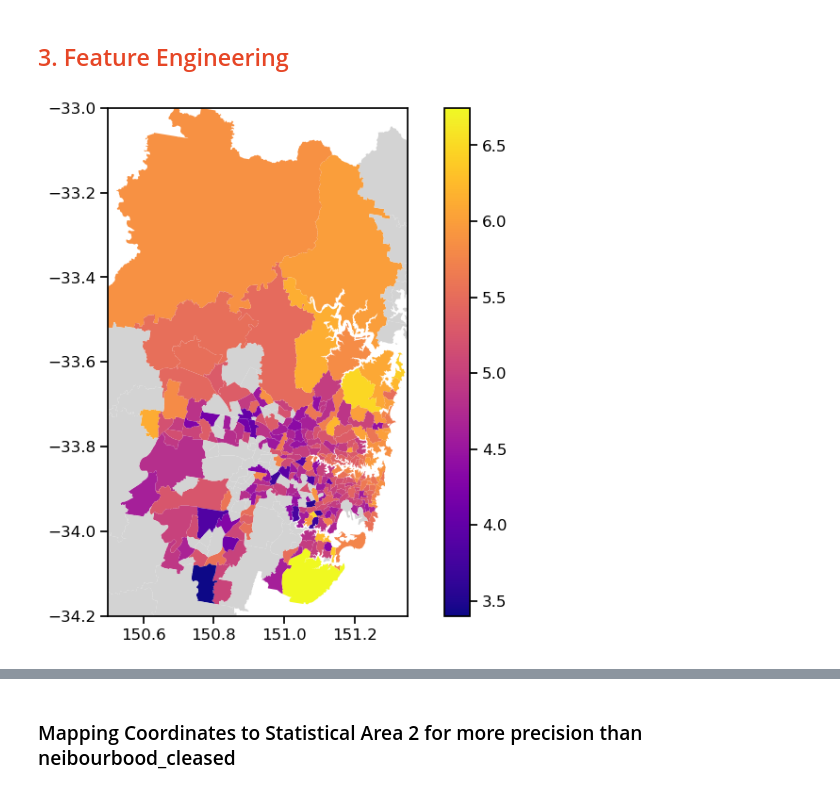
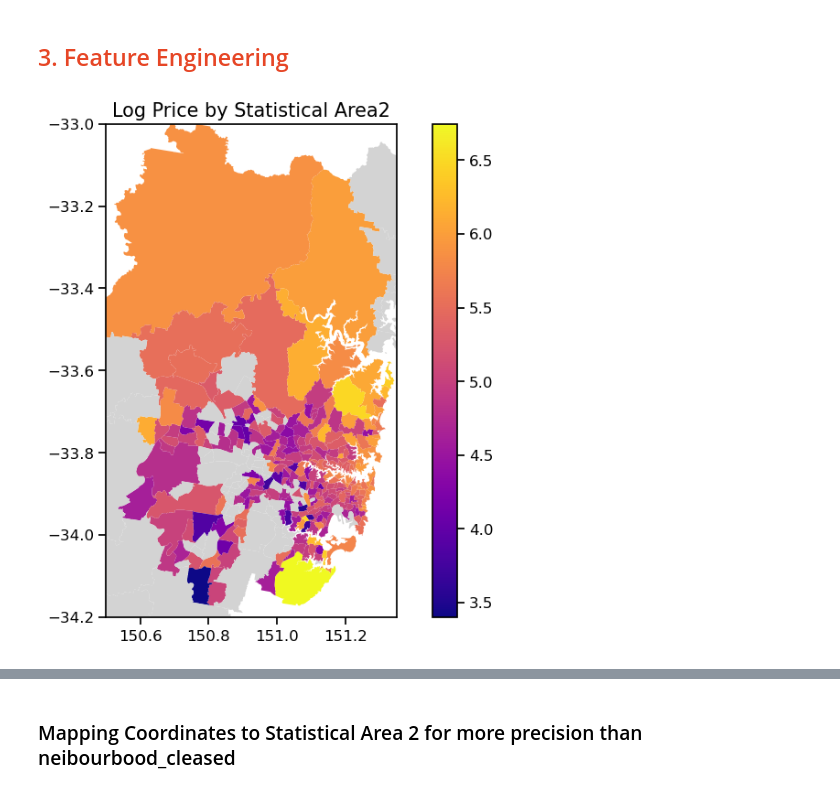
Before and after one commit to Jamielimingzhe/QBUS6810, a Jupyter notebook: QBUS6810_Group18_Notebook.ipynb, the cells around one changed output, grey strips where cells are left out. Saved outputs shown, nothing was run; the diff lists cells and outputs as text; code cells hidden in the pictures.

```diff
--- a/QBUS6810_Group18_Notebook.ipynb
+++ b/QBUS6810_Group18_Notebook.ipynb
@@ -326,0 +330,5 @@ plt.show()
+# %%
+fig, ax = plt.subplots(1, 1, figsize=(15, 4))
+sns.boxplot(x='neighbourhood_cleansed', y='price', data=train[train['neighbourhood_cleansed'].isin(suburd_top_bottom_5)], palette='Blues',showfliers = False,order=suburd_top_bottom_5)
+ax.set_title('Figure 6. Selected neighbourhood Price Boxplot')
+plt.show()
@@ -500,13 +507,14 @@ geo_plot = pd.concat([sydney_plot,np.log(geo_plot_df)],axis=1)
 # %%
 geo_plot.plot(column='price',figsize=(10,7),legend=True,cmap='plasma',missing_kwds= dict(color = "lightgrey"))
 plt.xlim(150.5,151.35)
 plt.ylim(-34.2,-33)
 
 # plt.xlim(150.88,151.35)
 # plt.ylim(-34.1,-33.7)
+plt.title('Log Price by Statistical Area2')
 plt.show()
 # %% [output]
-[figure, old version]
+[figure, new version]
 # %%
 # Extract keywords in description: "beach", "city" and "bondi"
 corpus_des = [i for i in train['description']]
```
Also changed, not shown: parts of 6 cells of this notebook.
